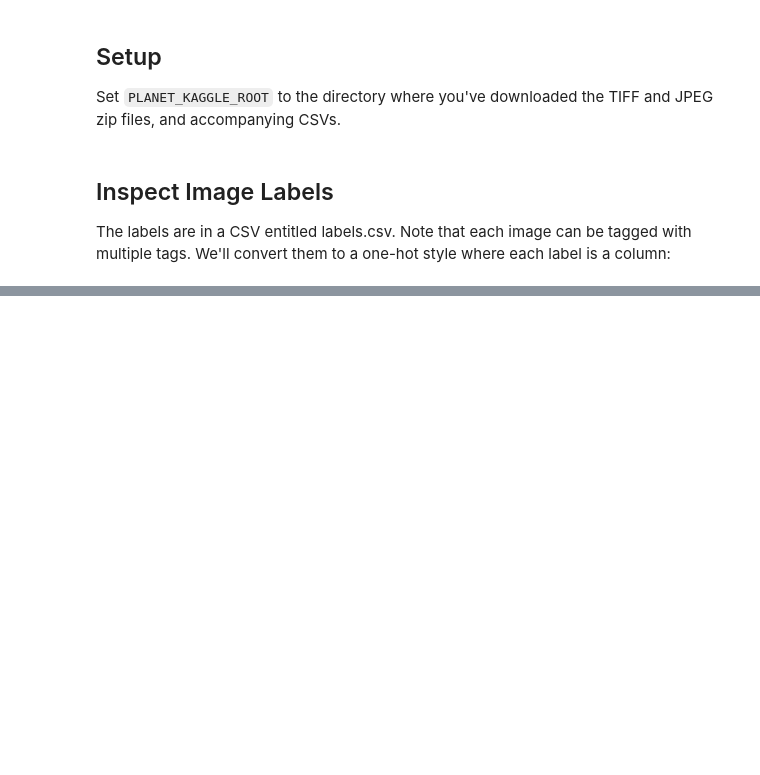
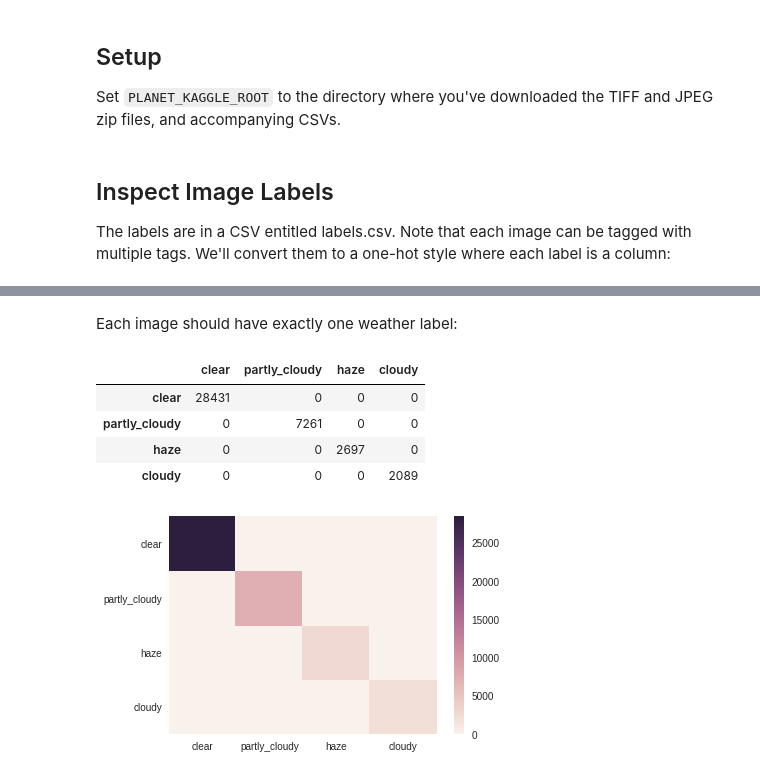
Before and after one commit to WNoxchi/deeplearningstudy, a Jupyter notebook: Kaggle/Planet/Planet_chip_examples.ipynb, the cells around one changed output, grey strips where cells are left out. Saved outputs shown, nothing was run; the diff lists cells and outputs as text; code cells hidden in the pictures; blank space fills up the shorter version.

```diff
--- a/Kaggle/Planet/Planet_chip_examples.ipynb
+++ b/Kaggle/Planet/Planet_chip_examples.ipynb
@@ -40,0 +106,12 @@ labels_df.head()
+# %% [markdown]
+Each image should have exactly one weather label:
+# %%
+weather_labels = ['clear', 'partly_cloudy', 'haze', 'cloudy']
+make_cooccurence_matrix(weather_labels)
+# %% [output]
+|  | clear | partly_cloudy | haze | cloudy |
+| clear | 28431 | 0 | 0 | 0 |
+| partly_cloudy | 0 | 7261 | 0 | 0 |
+| haze | 0 | 0 | 2697 | 0 |
+| cloudy | 0 | 0 | 0 | 2089 |
+[figure, added]
```
Also changed, not shown: parts of 13 cells of this notebook.
